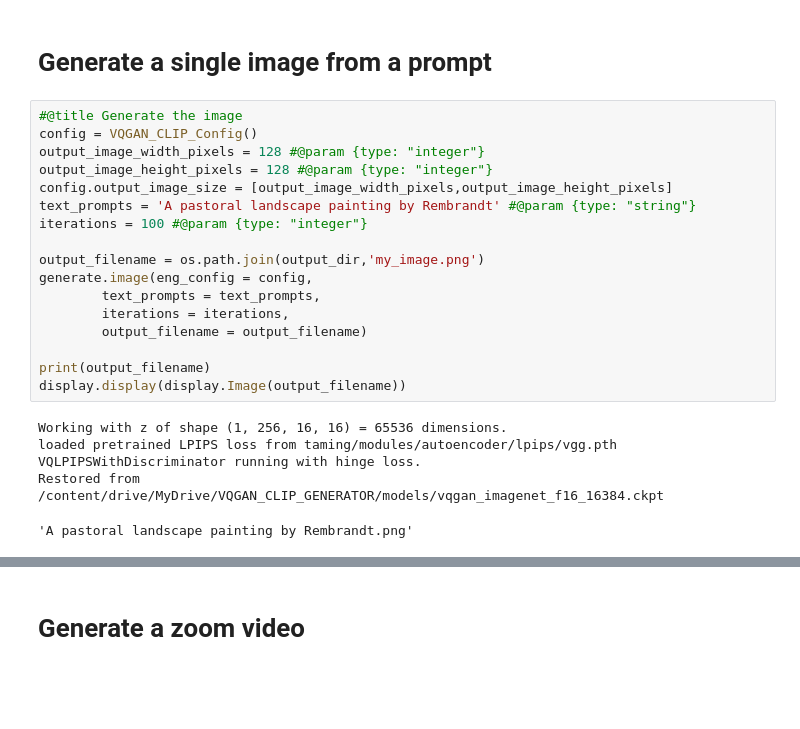
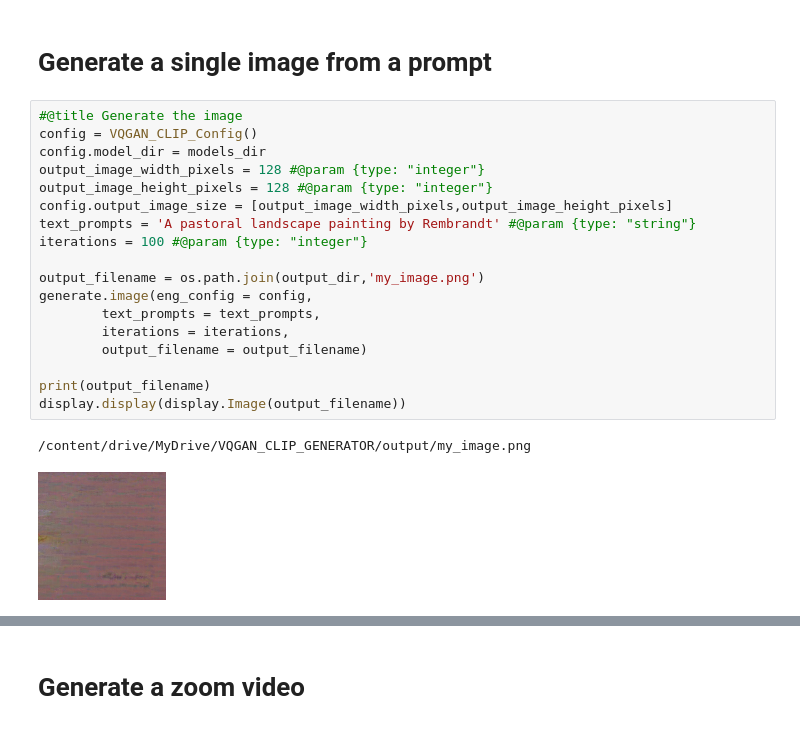
Before and after one commit to rkhamilton/vqgan-clip-generator, a Jupyter notebook: vqgan_clip_generator.ipynb, the cells around one changed output, grey strips where cells are left out. Drawn from its saved outputs; the diff is of its cells as text; blank space fills up the shorter version.

```diff
--- a/vqgan_clip_generator.ipynb
+++ b/vqgan_clip_generator.ipynb
@@ -138,26 +183,24 @@ import subprocess
 # %%
 #@title Generate the image
 config = VQGAN_CLIP_Config()
+config.model_dir = models_dir
 output_image_width_pixels = 128 #@param {type: "integer"}
 output_image_height_pixels = 128 #@param {type: "integer"}
 config.output_image_size = [output_image_width_pixels,output_image_height_pixels]
 text_prompts = 'A pastoral landscape painting by Rembrandt' #@param {type: "string"}
 iterations = 100 #@param {type: "integer"}
 
 output_filename = os.path.join(output_dir,'my_image.png')
 generate.image(eng_config = config,
         text_prompts = text_prompts,
         iterations = iterations,
         output_filename = output_filename)
 
 print(output_filename)
 display.display(display.Image(output_filename))
 # %% [output]
-Working with z of shape (1, 256, 16, 16) = 65536 dimensions.
-loaded pretrained LPIPS loss from taming/modules/autoencoder/lpips/vgg.pth
-VQLPIPSWithDiscriminator running with hinge loss.
-Restored from /content/drive/MyDrive/VQGAN_CLIP_GENERATOR/models/vqgan_imagenet_f16_16384.ckpt
+/content/drive/MyDrive/VQGAN_CLIP_GENERATOR/output/my_image.png
-'A pastoral landscape painting by Rembrandt.png'
+[figure, added]
 # %%
 #@title Upscale the image
 esrgan.inference_realesrgan(input=output_filename,
```
Also changed, not shown: parts of 30 cells of this notebook.
